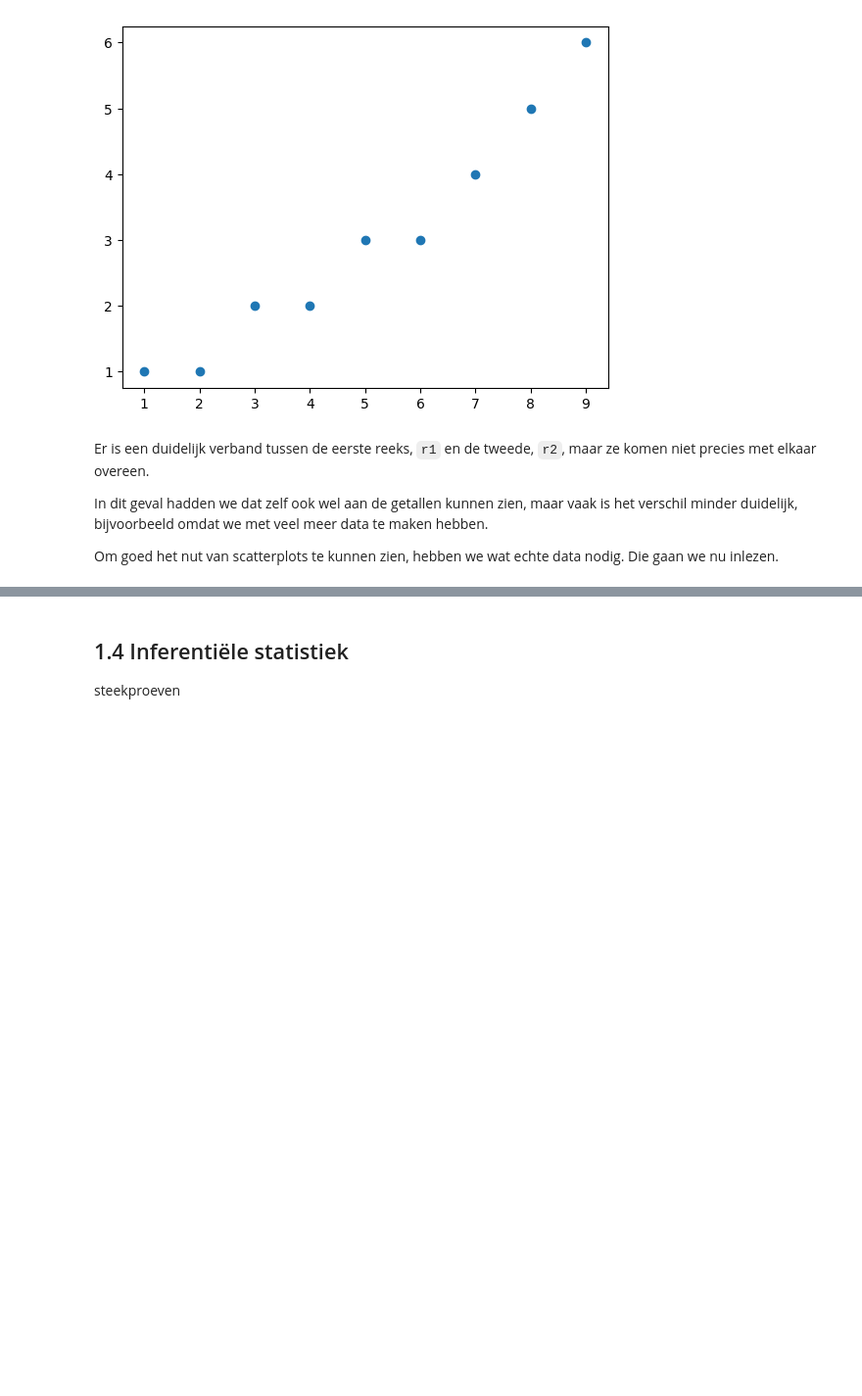
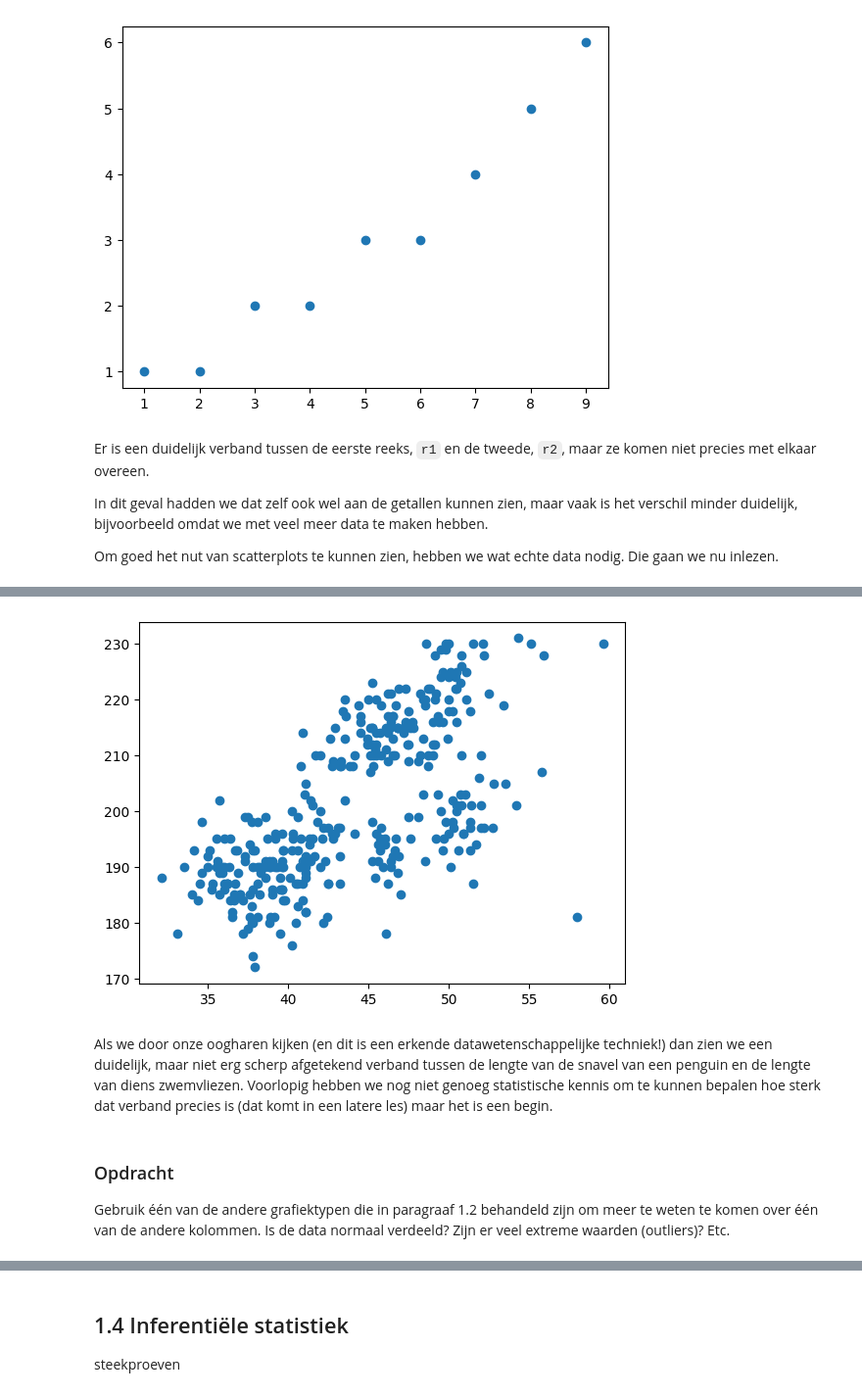
Before and after one commit to mcdejonge/cursus-beginnen-met-data-science, a Jupyter notebook: les_1_statistiek.ipynb, the cells around one changed output, grey strips where cells are left out. Shown at 98% size. Cells and saved outputs as stored; diff of their text form; code cells hidden in the pictures; blank space fills up the shorter version.

Commit message:
finished 1.3 loading data

```diff
--- a/les_1_statistiek.ipynb
+++ b/les_1_statistiek.ipynb
@@ -351,0 +356,2 @@ Om goed het nut van scatterplots te kunnen zien, hebben we wat echte data nodig.
+# %%
+dfpenguins = pd.read_csv("data/palmerpenguins/penguins_size_clean.csv")
@@ -351,0 +390,11 @@ Om goed het nut van scatterplots te kunnen zien, hebben we wat echte data nodig.
+# %%
+plt.scatter(dfpenguins['culmen_length_mm'], dfpenguins['flipper_length_mm'])
+plt.show()
+# %% [output]
+[figure, added]
+# %% [markdown]
+Als we door onze oogharen kijken (en dit is een erkende datawetenschappelijke techniek!) dan zien we een duidelijk, maar niet erg scherp afgetekend verband tussen de lengte van de snavel van een penguin en de lengte van diens zwemvliezen. Voorlopig hebben we nog niet genoeg statistische kennis om te kunnen bepalen hoe sterk dat verband precies is (dat komt in een latere les) maar het is een begin.
+# %% [markdown]
+### Opdracht
+
+Gebruik één van de andere grafiektypen die in paragraaf 1.2 behandeld zijn om meer te weten te komen over één van de andere kolommen. Is de data normaal verdeeld? Zijn er veel extreme waarden (outliers)? Etc.
```
Also changed, not shown: parts of 6 cells of this notebook, 4 other files.
